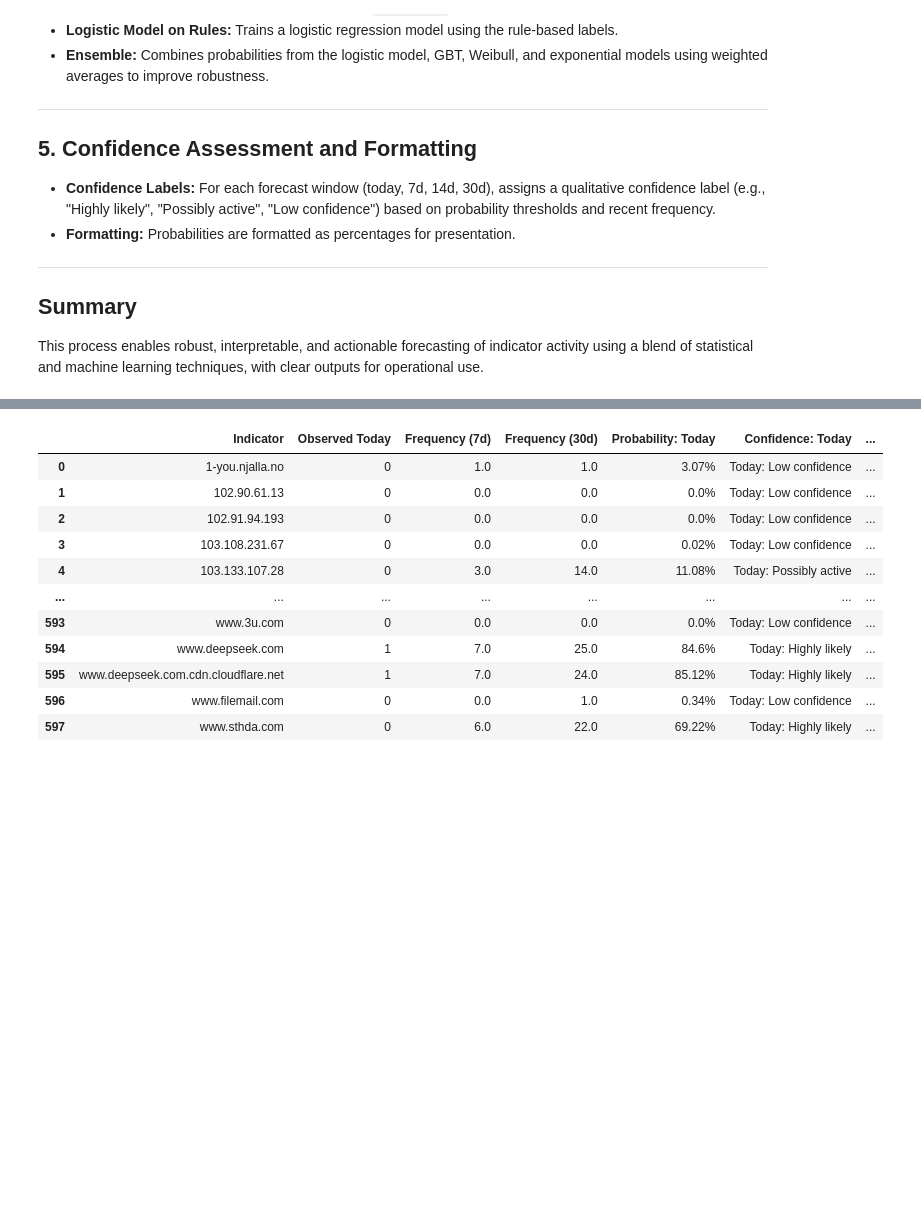
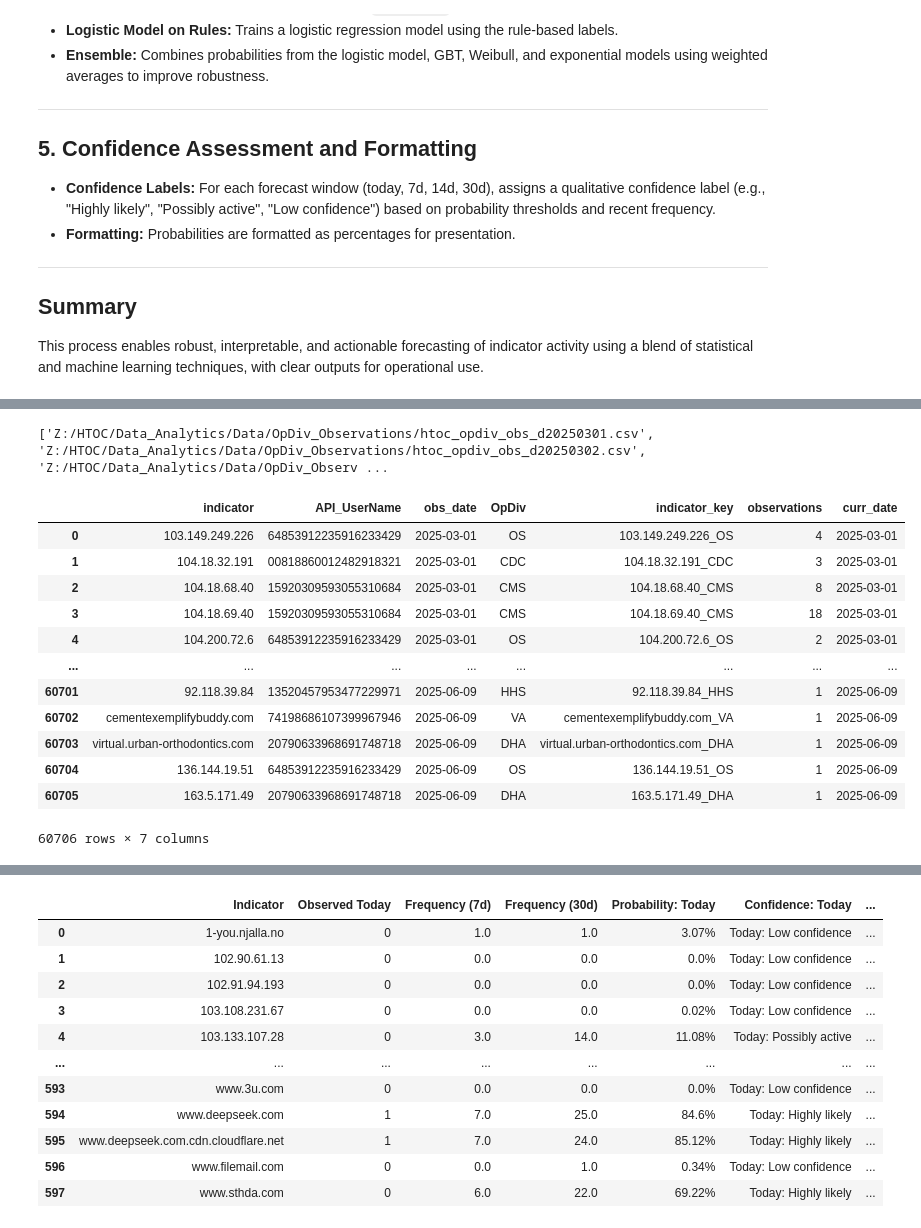
Before and after one commit to jaytlinaskew-OIS/HTOC, a Jupyter notebook: notebooks/observationEventForecasting/NextObservedIndicator.ipynb, the cells around one changed output, grey strips where cells are left out. Cells and saved outputs as stored; diff of their text form; code cells hidden in the pictures; blank space fills up the shorter version.

```diff
--- a/notebooks/observationEventForecasting/NextObservedIndicator.ipynb
+++ b/notebooks/observationEventForecasting/NextObservedIndicator.ipynb
@@ -59,0 +98,48 @@ This process enables robust, interpretable, and actionable forecasting of indica
+# %%
+# Function to load files and save them to the specified directory
+def load_files(filenames):
+    dataframes = []
+    for filename in filenames:
+        if not os.path.exists(filename):
+            print(f"File {filename} does not exist. Skipping.")
+            continue
+        df = pd.read_csv(filename)
+        dataframes.append(df)
+    return dataframes
+
+
+# Define the file path template and date range
+date_format = "%Y%m%d"
+start_date = datetime.strptime(start_date_str, "%Y-%m-%d")  # Convert start_date_str to datetime
+dates_to_pull = pd.date_range(start_date, end_dt, freq='D')
+
+# Generate the list of file paths
+datelist = [file_path_template.format(date=dt.strftime(date_format)) for dt in dates_to_pull]
+print(datelist)
+
+# Concatenate dataframes from the list of files
+src = pd.concat(load_files(datelist), ignore_index=True)
+
+# Clean up the 'indicator' and 'OpDiv' columns if they exist
+if 'indicator' in src.columns:
+    src['indicator'] = src['indicator'].astype(str).str.split(' ', expand=True)[0].str.strip()
+if 'OpDiv' in src.columns:
+    src['OpDiv'] = src['OpDiv'].astype(str).str.strip()
+
+# Display the cleaned dataframe
+display(src)
+# %% [output]
+['Z:/HTOC/Data_Analytics/Data/OpDiv_Observations/htoc_opdiv_obs_d20250301.csv', 'Z:/HTOC/Data_Analytics/Data/OpDiv_Observations/htoc_opdiv_obs_d20250302.csv', 'Z:/HTOC/Data_Analytics/Data/OpDiv_Observ ...
+|  | indicator | API_UserName | obs_date | OpDiv | indicator_key | observations | curr_date |
+| 0 | 103.149.249.226 | 64853912235916233429 | 2025-03-01 | OS | 103.149.249.226_OS | 4 | 2025-03-01 |
+| 1 | 104.18.32.191 | 00818860012482918321 | 2025-03-01 | CDC | 104.18.32.191_CDC | 3 | 2025-03-01 |
+| 2 | 104.18.68.40 | 15920309593055310684 | 2025-03-01 | CMS | 104.18.68.40_CMS | 8 | 2025-03-01 |
+| 3 | 104.18.69.40 | 15920309593055310684 | 2025-03-01 | CMS | 104.18.69.40_CMS | 18 | 2025-03-01 |
+| 4 | 104.200.72.6 | 64853912235916233429 | 2025-03-01 | OS | 104.200.72.6_OS | 2 | 2025-03-01 |
+| ... | ... | ... | ... | ... | ... | ... | ... |
+| 60701 | 92.118.39.84 | 13520457953477229971 | 2025-06-09 | HHS | 92.118.39.84_HHS | 1 | 2025-06-09 |
+| 60702 | cementexemplifybuddy.com | 74198686107399967946 | 2025-06-09 | VA | cementexemplifybuddy.com_VA | 1 | 2025-06-09 |
+| 60703 | virtual.urban-orthodontics.com | 20790633968691748718 | 2025-06-09 | DHA | virtual.urban-orthodontics.com_DHA | 1 | 2025-06-09 |
+| 60704 | 136.144.19.51 | 64853912235916233429 | 2025-06-09 | OS | 136.144.19.51_OS | 1 | 2025-06-09 |
+| 60705 | 163.5.171.49 | 20790633968691748718 | 2025-06-09 | DHA | 163.5.171.49_DHA | 1 | 2025-06-09 |
+60706 rows × 7 columns
```
Also changed, not shown: parts of 7 cells of this notebook, 5 other files.
